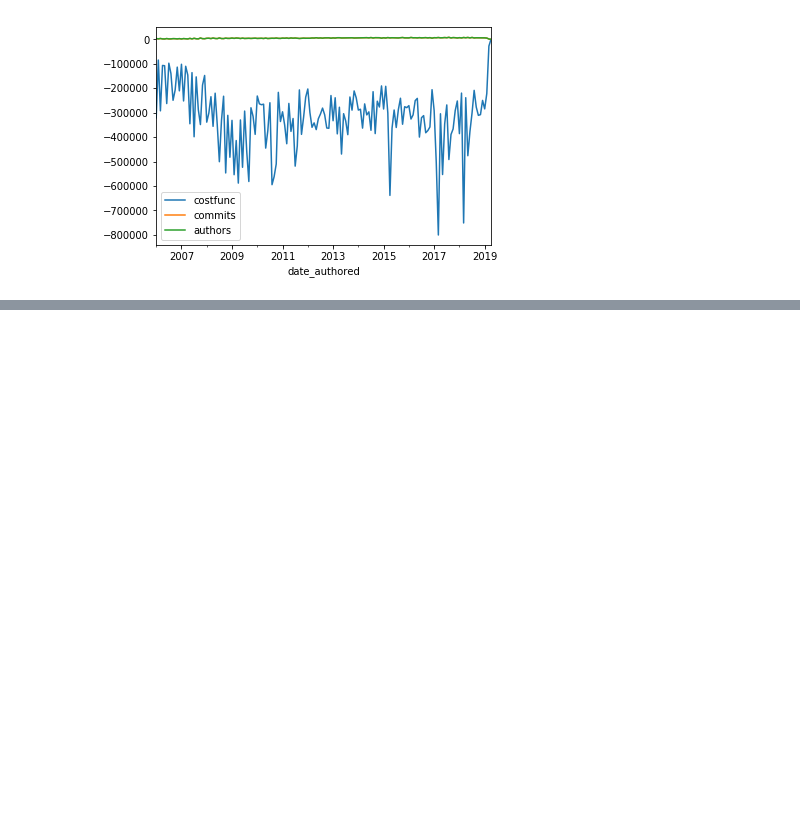
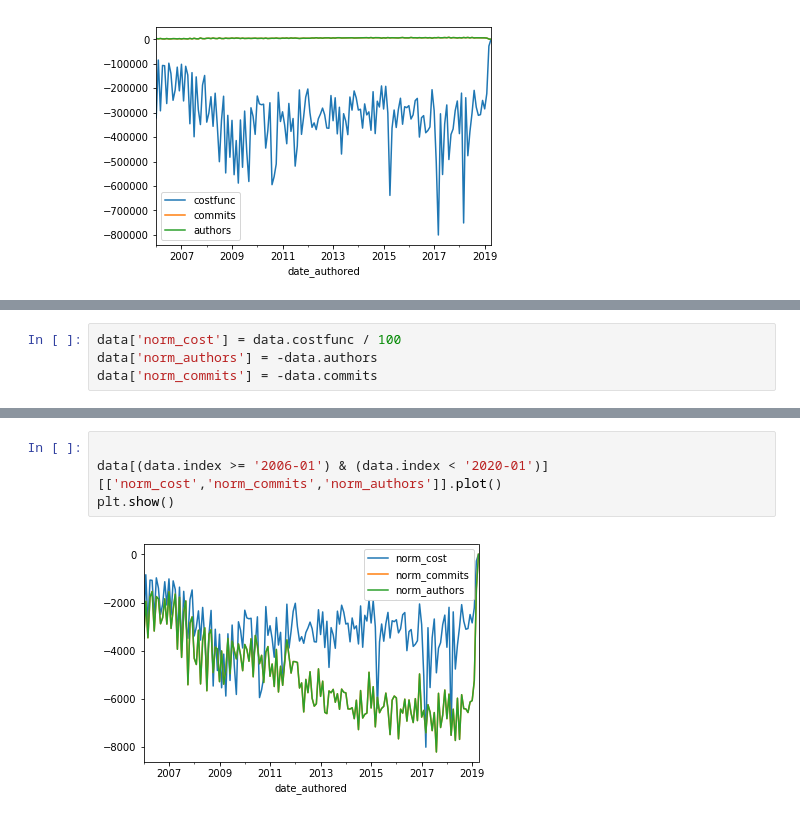
Before and after one commit to tbonza/EDS19, a Jupyter notebook: project/prototype.ipynb, the cells around one changed output, grey strips where cells are left out. Drawn from its saved outputs; the diff is of its cells as text; blank space fills up the shorter version.

```diff
--- a/project/prototype.ipynb
+++ b/project/prototype.ipynb
@@ -421,0 +437,4 @@ plt.show()
+# %%
+data['norm_cost'] = data.costfunc / 100
+data['norm_authors'] = -data.authors
+data['norm_commits'] = -data.commits
@@ -421,0 +457,6 @@ plt.show()
+# %%
+
+data[(data.index >= '2006-01') & (data.index < '2020-01')][['norm_cost','norm_commits','norm_authors']].plot()
+plt.show()
+# %% [output]
+[figure, added]
```
Also changed, not shown: parts of 4 cells of this notebook.
